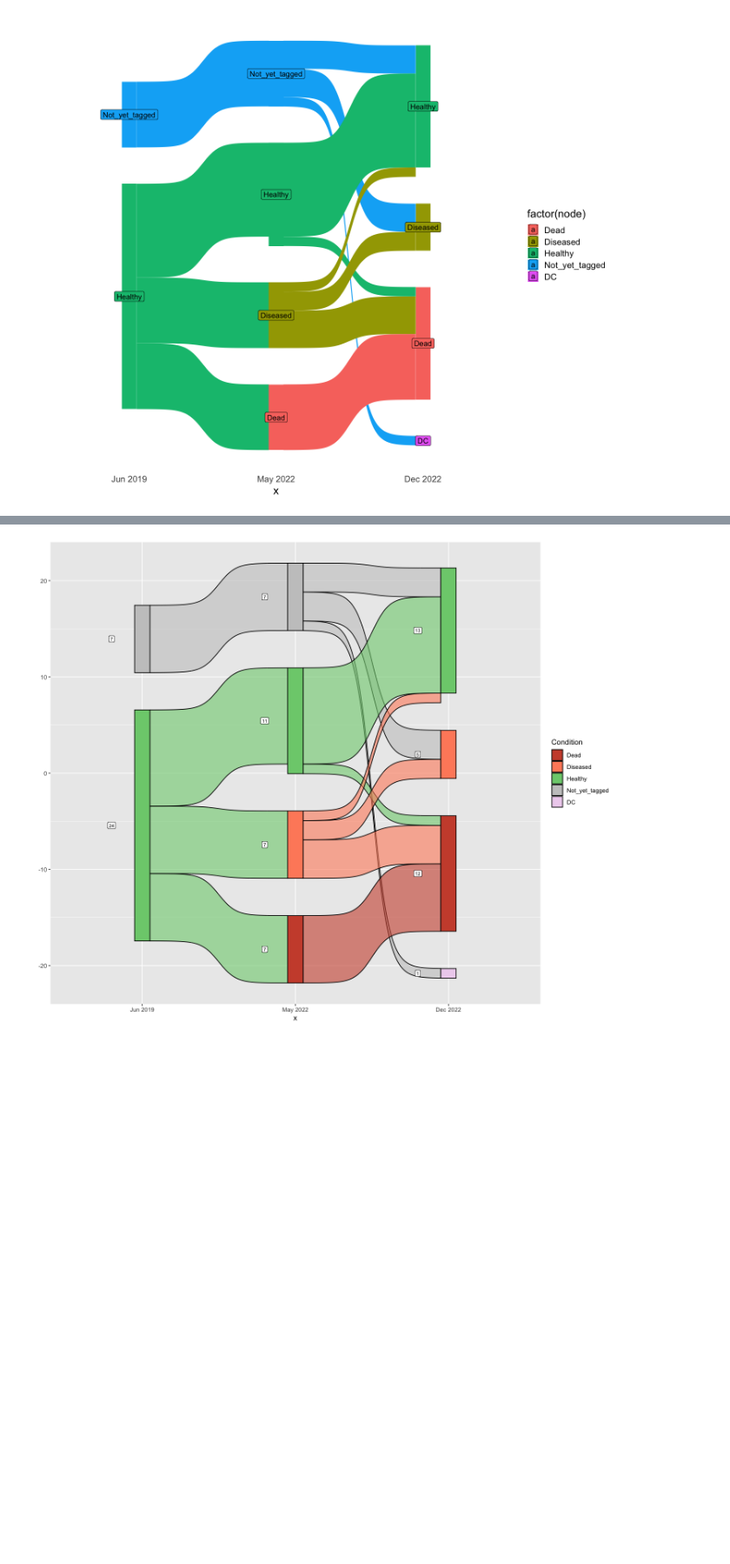
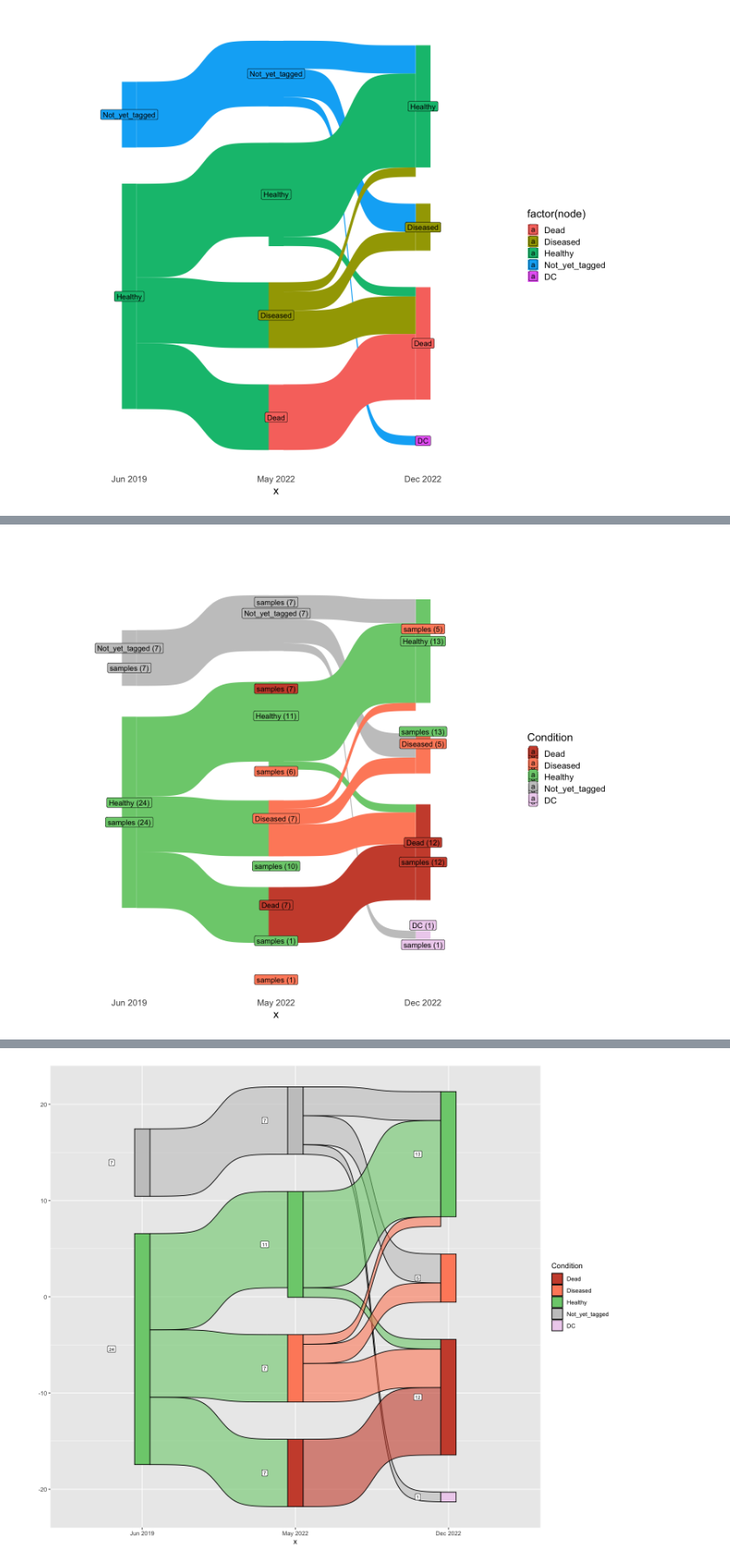
Before and after one commit to brookewicz/Code_notebook, a Jupyter notebook: data_summaries/SampleSankay.ipynb, the cells around one changed output, grey strips where cells are left out. Shown at 87% size. Drawn from its saved outputs; the diff is of its cells as text; code cells hidden in the pictures; blank space fills up the shorter version.

```diff
--- a/data_summaries/SampleSankay.ipynb
+++ b/data_summaries/SampleSankay.ipynb
@@ -273,0 +289,9 @@ ggplot(mcav, aes(x = x,
+# %%
+# summarize counts by colony condition (node) + sample_condition
+counts <- mcav %>%
+  count(x, node, sample_condition, name = "n_samples")
+
+# join back to sankey df
+mcav_counts <- mcav %>%
+  left_join(counts, by = c("x", "node", "sample_condition"))
+head(mcav_counts)
@@ -273,0 +308,24 @@ ggplot(mcav, aes(x = x,
+# %%
+# add sample counts
+ggplot(mcav_counts, aes(x = x,
+               next_x = next_x,
+               node = node,
+               next_node = next_node,
+               fill = factor(node),
+               label = node)) +
+  geom_sankey() +
+  geom_sankey_label(aes(
+      # colony counts
+      label = paste0(node, " (", after_stat(freq), ")")),
+                    # stagger labels
+                    vjust = -0.5) +
+
+  geom_sankey_label(aes(
+      # sample counts
+      label = paste0("samples", " (",n_samples,")")),
+                    # stagger labels
+                    vjust = 1.5) +
+  theme_sankey(base_size = 16) +
+  scale_fill_manual("Condition", values = c(sank_colors))
+# %% [output]
+[figure, added]
```
Also changed, not shown: parts of 5 cells of this notebook.
